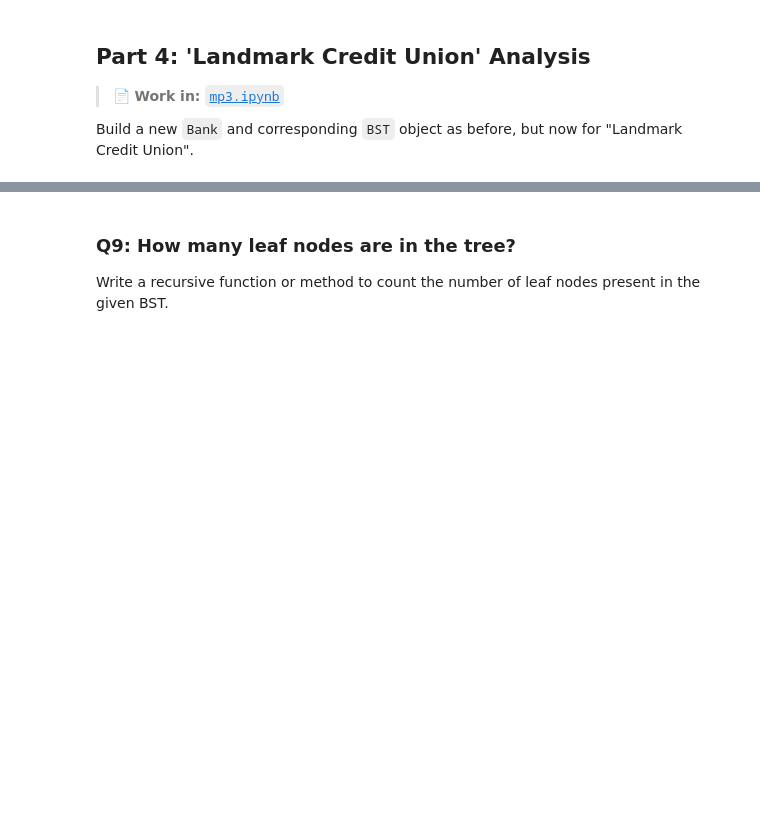
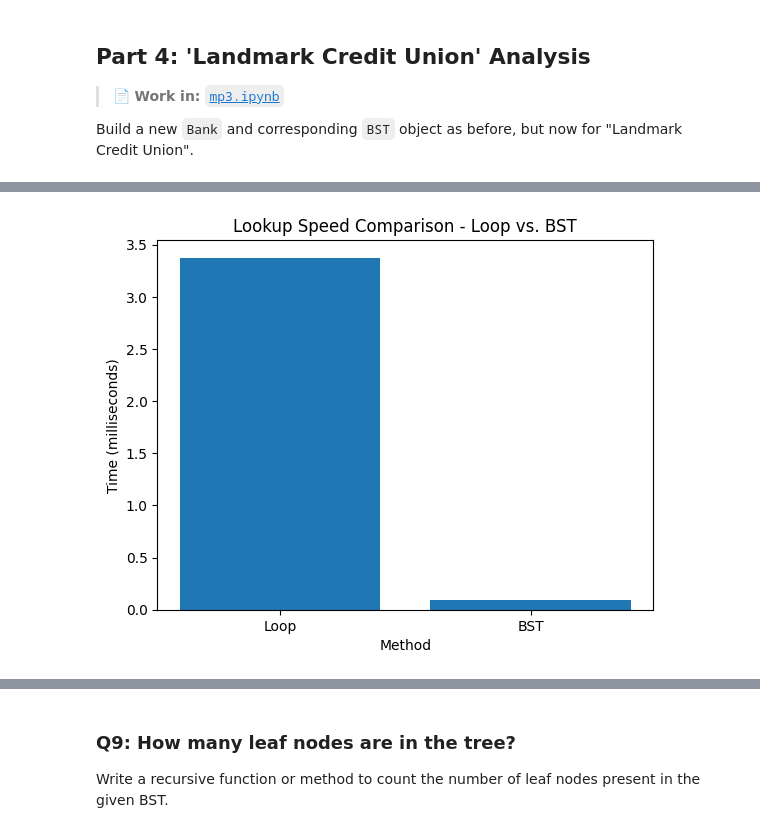
Before and after one commit to Holly-LeLe/cs320-labs-and-projects, a Jupyter notebook: projects/mp3/mp3.ipynb, the cells around one changed output, grey strips where cells are left out. Drawn from its saved outputs; the diff is of its cells as text; code cells hidden in the pictures; blank space fills up the shorter version.

```diff
--- a/projects/mp3/mp3.ipynb
+++ b/projects/mp3/mp3.ipynb
@@ -198,3 +212,14 @@ Remember that the order of the keys does **not** matter, so if the tester is giv
 errors, then you will need to double check that all of the values are correct.
 # %%
 #Q3
+age_distribution = {}
+
+for loan in bank.loans:
+    for people in loan.applicants:
+        age = people.age
+        if age in age_distribution:
+            age_distribution[age] += 1
+        else:
+            age_distribution[age] = 1
+
+age_distribution
@@ -282,19 +354,36 @@ Create a bar plot with two bars:
 <img src="img/q7.png" width="400px">
 # %%
 #Q7
+import time
+import pickle
+import matplotlib.pyplot as plt
 
-# ADD CODE HERE
+# loop timing
+start = time.time()
+count = 0
+for loan in landmark.loans:
+    if loan.interest_rate == 1.99:
+        count += 1
+loop_time = time.time() - start
+
+# bst timing
+start = time.time()
+bst_count = len(landmark_bst[1.99])
+bst_time = time.time() - start
 
 fig, ax = plt.subplots()
+ax.bar(["Loop", "BST"], [loop_time * 1000, bst_time * 1000])
+ax.set_title("Lookup Speed Comparison - Loop vs. BST")
+ax.set_xlabel("Method")
+ax.set_ylabel("Time (milliseconds)")
 
-# PLOT HERE
-
-# IMPORTANT -- Do not remove --
 with open("Q7.pkl", "wb") as f:
     pickle.dump(fig, f)
 
 plt.show()
 plt.close(fig)
+# %% [output]
+[figure, added]
 # %% [markdown]
 ### Q8: What is the distribution of amount of racial identities across all applicants?
 
```
Also changed, not shown: parts of 13 cells of this notebook, 6 other files.
